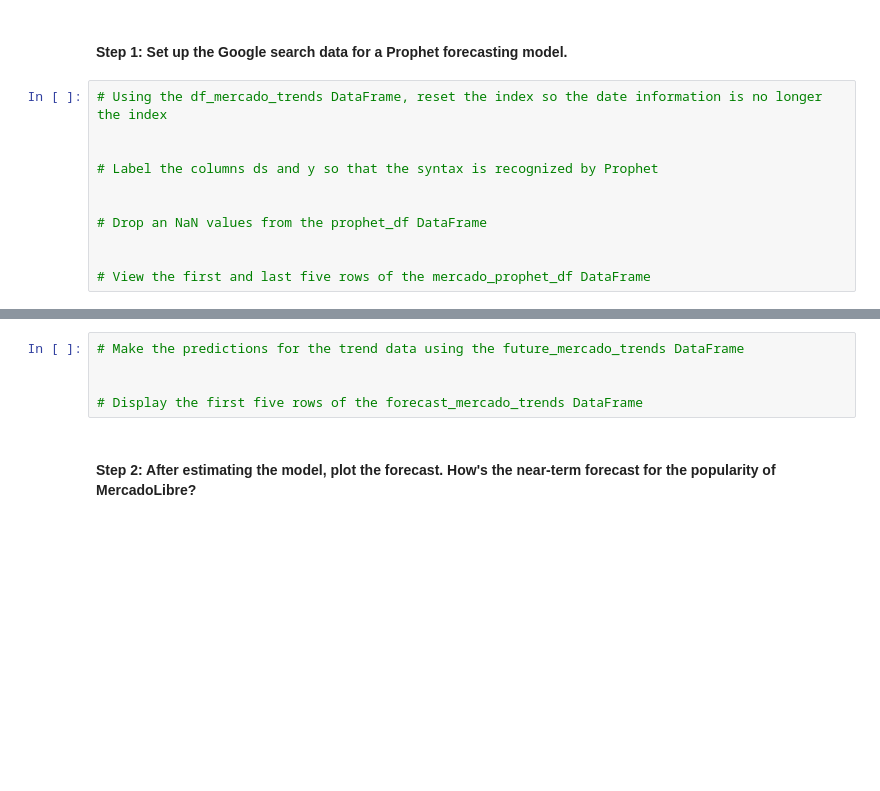
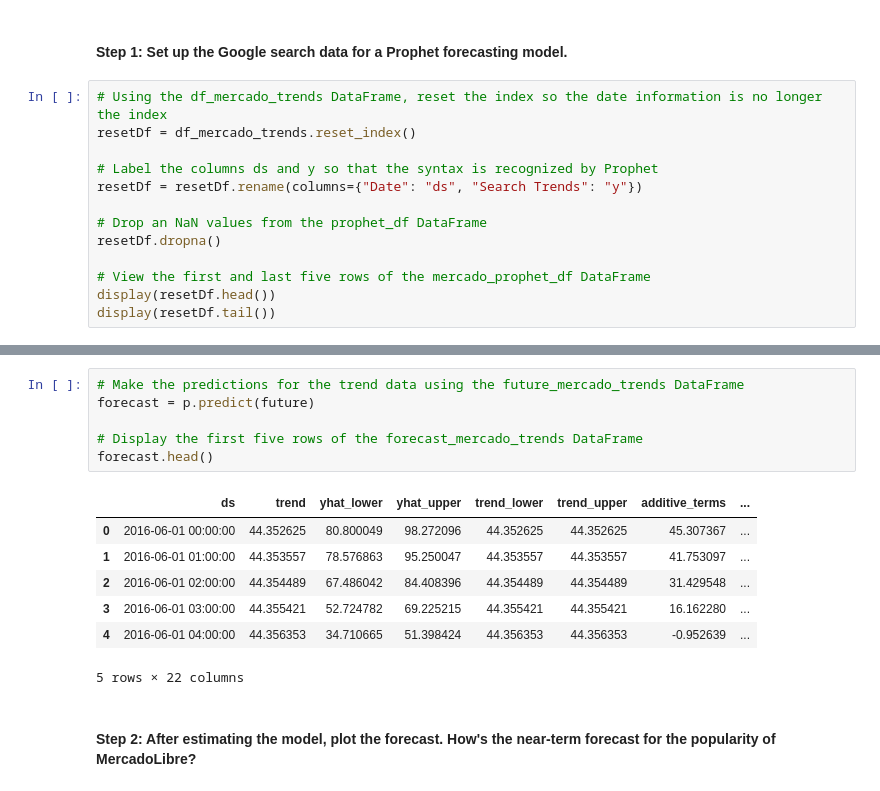
Before and after one commit to ManWithACap/prophet-challenge, a Jupyter notebook: forecasting_net_prophet.ipynb, the cells around one changed output, grey strips where cells are left out. Drawn from its saved outputs; the diff is of its cells as text; blank space fills up the shorter version.

```diff
--- a/forecasting_net_prophet.ipynb
+++ b/forecasting_net_prophet.ipynb
@@ -409,12 +409,14 @@ Now, you need to produce a time series model that analyzes and forecasts pattern
 #### Step 1: Set up the Google search data for a Prophet forecasting model.
 # %%
 # Using the df_mercado_trends DataFrame, reset the index so the date information is no longer the index
-
+resetDf = df_mercado_trends.reset_index()
 
 # Label the columns ds and y so that the syntax is recognized by Prophet
-
+resetDf = resetDf.rename(columns={"Date": "ds", "Search Trends": "y"})
 
 # Drop an NaN values from the prophet_df DataFrame
-
+resetDf.dropna()
 
 # View the first and last five rows of the mercado_prophet_df DataFrame
+display(resetDf.head())
+display(resetDf.tail())
@@ -431,8 +460,17 @@ Now, you need to produce a time series model that analyzes and forecasts pattern
 # %%
 # Make the predictions for the trend data using the future_mercado_trends DataFrame
-
+forecast = p.predict(future)
 
 # Display the first five rows of the forecast_mercado_trends DataFrame
+forecast.head()
+# %% [output]
+|  | ds | trend | yhat_lower | yhat_upper | trend_lower | trend_upper | additive_terms | ... |
+| 0 | 2016-06-01 00:00:00 | 44.352625 | 80.800049 | 98.272096 | 44.352625 | 44.352625 | 45.307367 | ... |
+| 1 | 2016-06-01 01:00:00 | 44.353557 | 78.576863 | 95.250047 | 44.353557 | 44.353557 | 41.753097 | ... |
+| 2 | 2016-06-01 02:00:00 | 44.354489 | 67.486042 | 84.408396 | 44.354489 | 44.354489 | 31.429548 | ... |
+| 3 | 2016-06-01 03:00:00 | 44.355421 | 52.724782 | 69.225215 | 44.355421 | 44.355421 | 16.162280 | ... |
+| 4 | 2016-06-01 04:00:00 | 44.356353 | 34.710665 | 51.398424 | 44.356353 | 44.356353 | -0.952639 | ... |
+5 rows × 22 columns
 # %% [markdown]
 #### Step 2: After estimating the model, plot the forecast. How's the near-term forecast for the popularity of MercadoLibre?
 # %%
```
Also changed, not shown: parts of 12 cells of this notebook.
